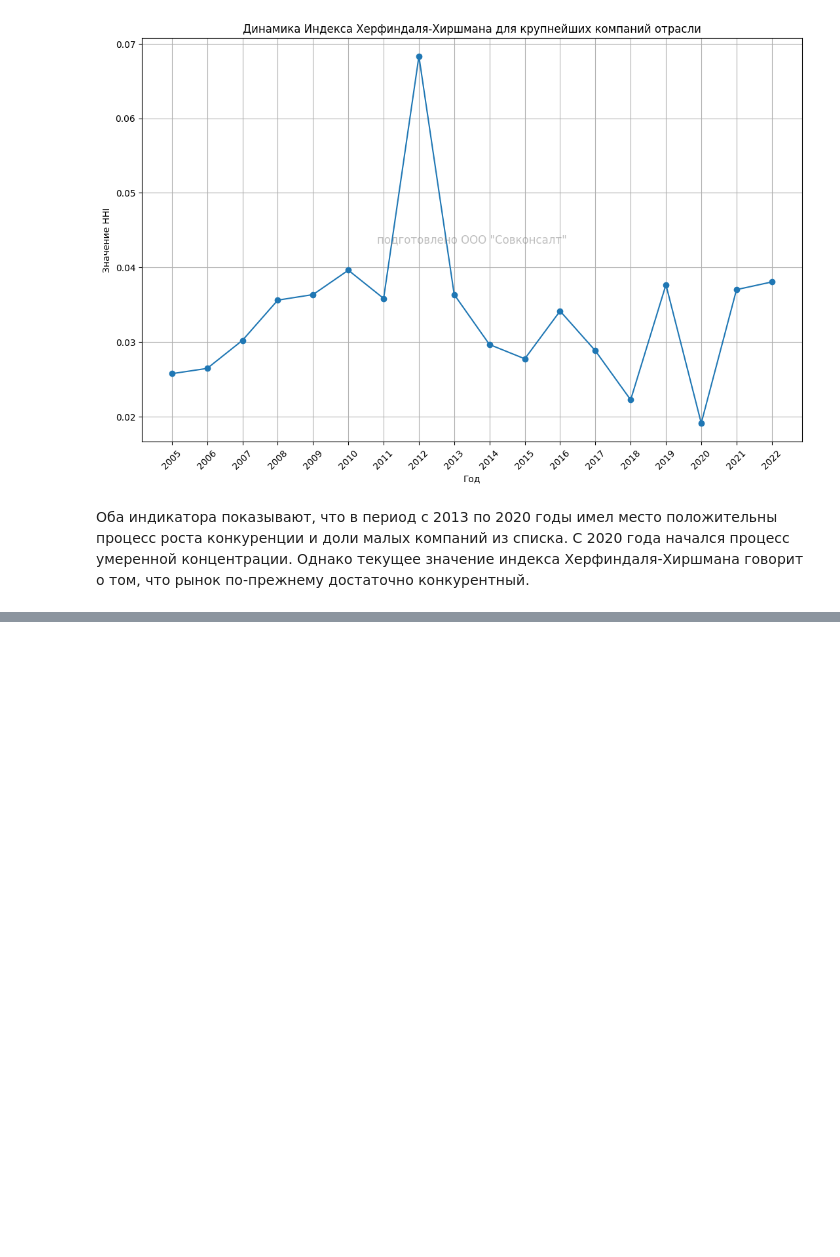
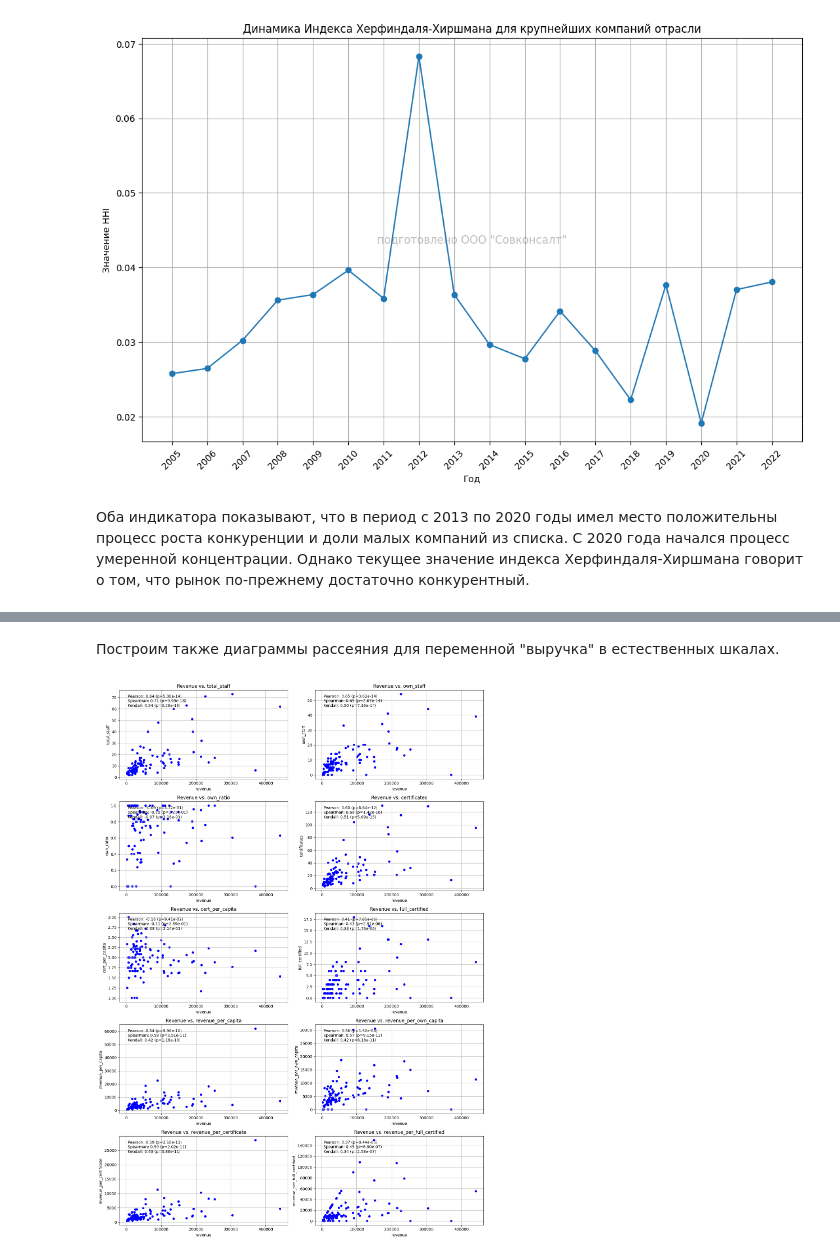
Before and after one commit to Kirill-Murashev/valuation_revenue_rus, a Jupyter notebook: revenue_in_valuation_rus.ipynb, the cells around one changed output, grey strips where cells are left out. Drawn from its saved outputs; the diff is of its cells as text; code cells hidden in the pictures; blank space fills up the shorter version.

```diff
--- a/revenue_in_valuation_rus.ipynb
+++ b/revenue_in_valuation_rus.ipynb
@@ -436,0 +504,42 @@ plt.show()
+# %% [markdown]
+Построим также диаграммы рассеяния для переменной "выручка" в естественных шкалах.
+# %%
+# List of variables to compare with 'revenue'
+comparison_columns = ['total_staff', 'own_staff', 'own_ratio', 'certificates',
+                      'cert_per_capita', 'full_certified', 'revenue_per_capita',
+                      'revenue_per_own_capita', 'revenue_per_certificate',
+                      'revenue_per_full_certified']
+
+# Set up the plotting grid
+ncols = 2
+nrows = (len(comparison_columns) + ncols - 1) // ncols
+fig, axes = plt.subplots(nrows=nrows, ncols=ncols, figsize=(14, 4 * nrows))
+axes = axes.flatten()
+
+# Iterate over each comparison column to create scatter plots
+for idx, col in enumerate(comparison_columns):
+    ax = axes[idx]
+    sns.scatterplot(x='revenue', y=col, data=revenue_staff, ax=ax, color='blue', edgecolor='none')
+
+    # Calculate correlations and p-values
+    pearson_corr, pearson_p = pearsonr(revenue_staff['revenue'].dropna(), revenue_staff[col].dropna())
+    spearman_corr, spearman_p = spearmanr(revenue_staff['revenue'].dropna(), revenue_staff[col].dropna())
+    kendall_corr, kendall_p = kendalltau(revenue_staff['revenue'].dropna(), revenue_staff[col].dropna())
+
+    # Annotate the plot with the correlation coefficients and p-values
+    ax.annotate(f"Pearson: {pearson_corr:.2f} (p={pearson_p:.2e})\n"
+                f"Spearman: {spearman_corr:.2f} (p={spearman_p:.2e})\n"
+                f"Kendall: {kendall_corr:.2f} (p={kendall_p:.2e})",
+                xy=(0.05, 0.95), xycoords='axes fraction', verticalalignment='top')
+
+    ax.set_title(f'Revenue vs. {col}')
+    ax.grid(True)
+
+# Adjust layout and remove any unused axes
+for j in range(idx + 1, len(axes)):
+    axes[j].set_visible(False)
+
+fig.tight_layout()
+plt.show()
+# %% [output]
+[figure, added]
```
Also changed, not shown: parts of 10 cells of this notebook, 1 other file.
